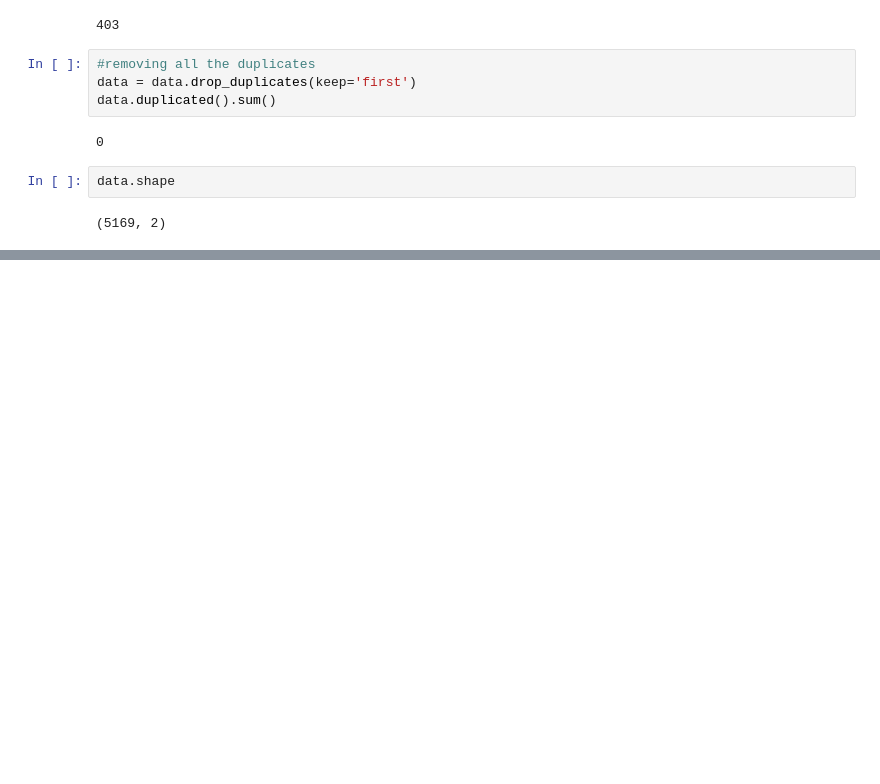
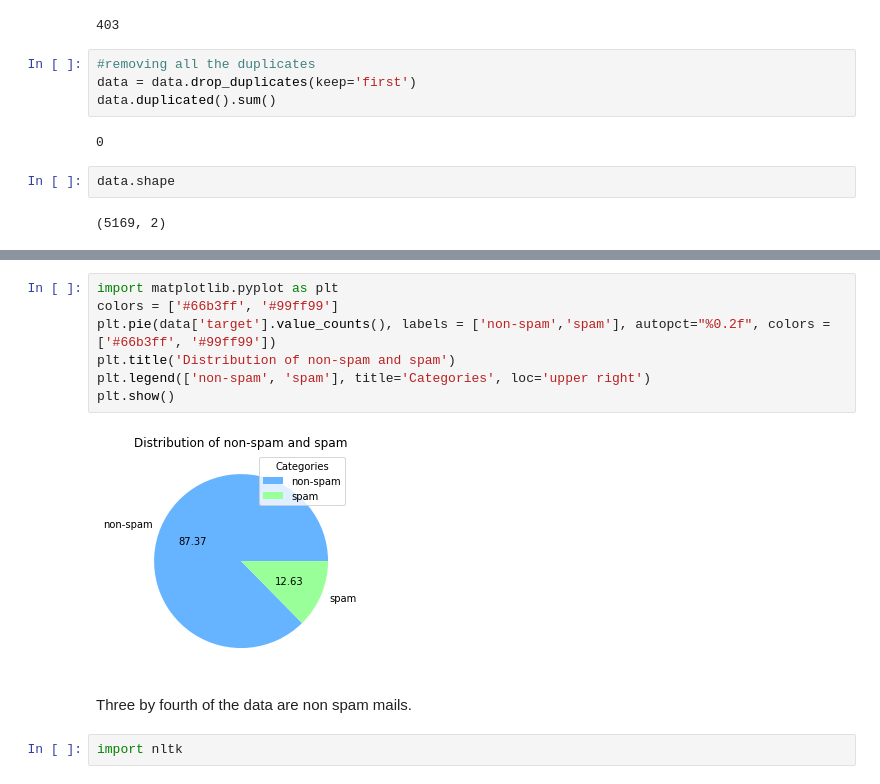
Before and after one commit to Nivedyart/Email_Spam_detection, a Jupyter notebook: Spam_detection.ipynb, the cells around one changed output, grey strips where cells are left out. Cells and saved outputs as stored; diff of their text form; blank space fills up the shorter version.

```diff
--- a/Spam_detection.ipynb
+++ b/Spam_detection.ipynb
@@ -93,0 +103,13 @@ data.shape
+# %%
+import matplotlib.pyplot as plt
+colors = ['#66b3ff', '#99ff99']
+plt.pie(data['target'].value_counts(), labels = ['non-spam','spam'], autopct="%0.2f", colors = ['#66b3ff', '#99ff99'])
+plt.title('Distribution of non-spam and spam')
+plt.legend(['non-spam', 'spam'], title='Categories', loc='upper right')
+plt.show()
+# %% [output]
+[figure, added]
+# %% [markdown]
+Three by fourth of the data are non spam mails.
+# %%
+import nltk
```
Also changed, not shown: parts of 51 cells of this notebook.
